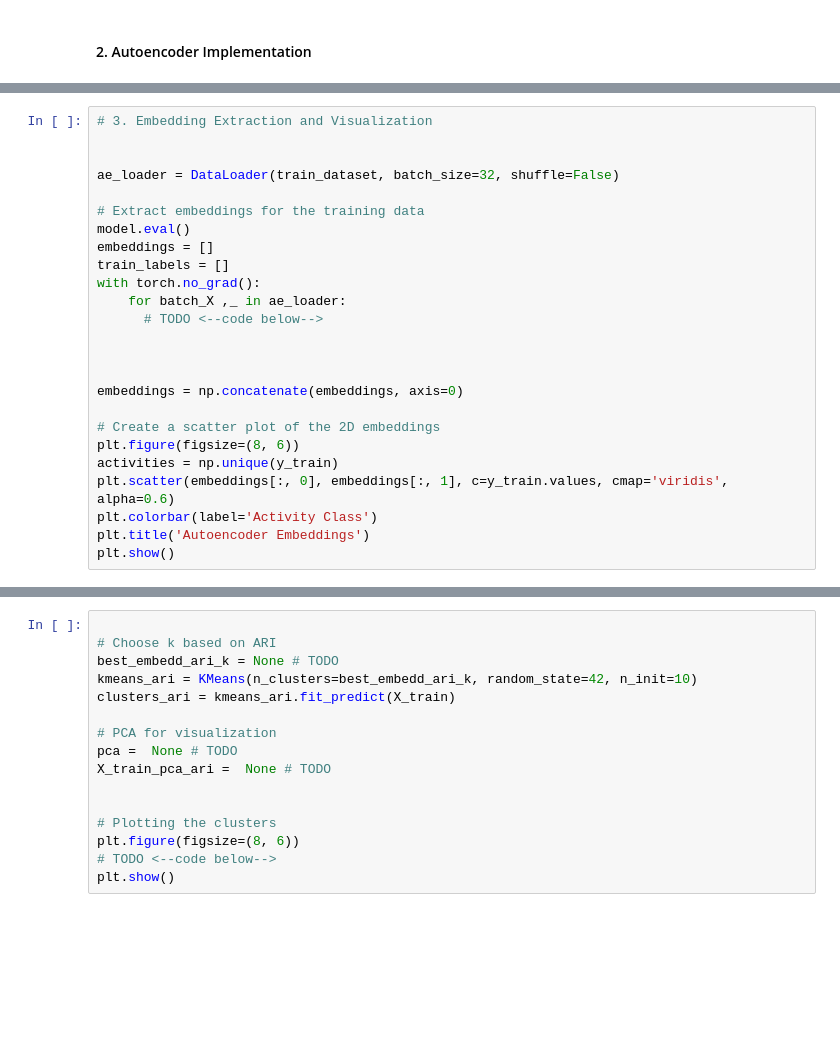
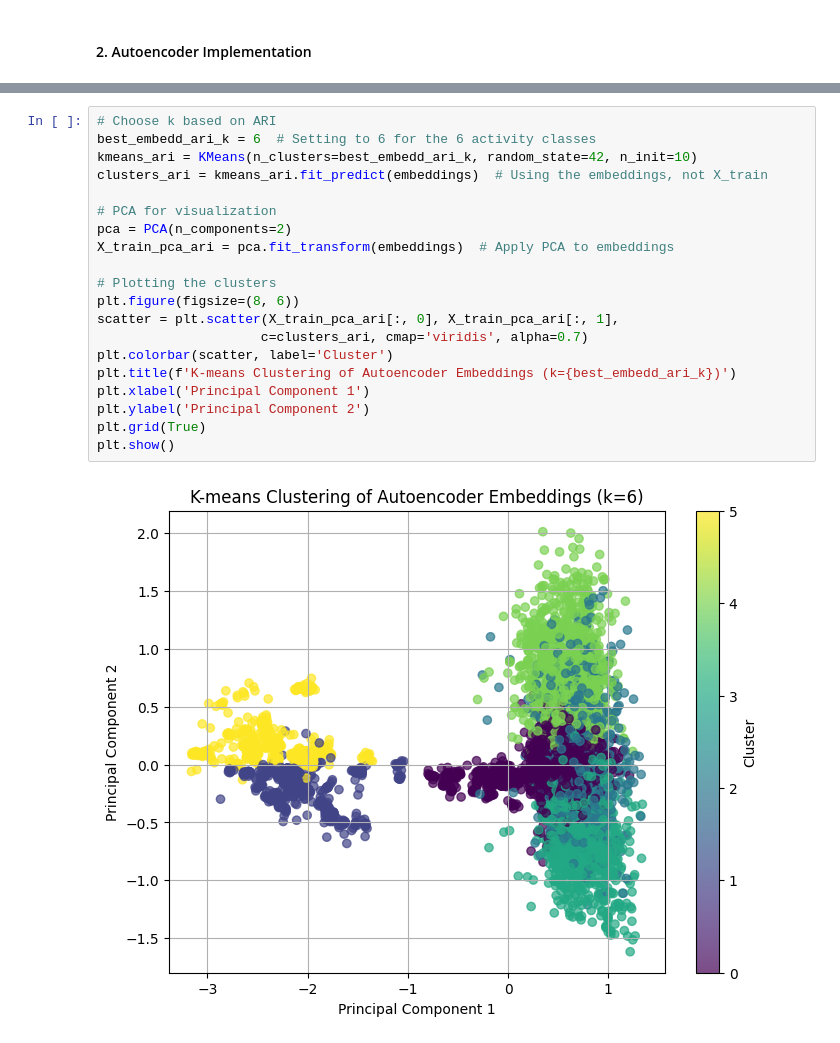
Before and after one commit to kkipngenokoech/MathsRequiredForAI, a Jupyter notebook: INTRO TO ML/HW4/q4.ipynb, the cells around one changed output, grey strips where cells are left out. Saved outputs shown, nothing was run; the diff lists cells and outputs as text; blank space fills up the shorter version.

```diff
--- a/INTRO TO ML/HW4/q4.ipynb
+++ b/INTRO TO ML/HW4/q4.ipynb
@@ -669,25 +693,0 @@ RuntimeError: input.size(-1) must be equal to input_size. Expected 9, got 128
-# %%
-# 3. Embedding Extraction and Visualization
-
-
-ae_loader = DataLoader(train_dataset, batch_size=32, shuffle=False)
-
-# Extract embeddings for the training data
-model.eval()
-embeddings = []
-train_labels = []
-with torch.no_grad():
-    for batch_X ,_ in ae_loader:
-      # TODO <--code below-->
-
-
-
-embeddings = np.concatenate(embeddings, axis=0)
-
-# Create a scatter plot of the 2D embeddings
-plt.figure(figsize=(8, 6))
-activities = np.unique(y_train)
-plt.scatter(embeddings[:, 0], embeddings[:, 1], c=y_train.values, cmap='viridis', alpha=0.6)
-plt.colorbar(label='Activity Class')
-plt.title('Autoencoder Embeddings')
-plt.show()
@@ -707,16 +810,22 @@ plt.show()
 # %%
-
 # Choose k based on ARI
-best_embedd_ari_k = None # TODO
+best_embedd_ari_k = 6  # Setting to 6 for the 6 activity classes
 kmeans_ari = KMeans(n_clusters=best_embedd_ari_k, random_state=42, n_init=10)
-clusters_ari = kmeans_ari.fit_predict(X_train)
+clusters_ari = kmeans_ari.fit_predict(embeddings)  # Using the embeddings, not X_train
 
 # PCA for visualization
-pca =  None # TODO
-X_train_pca_ari =  None # TODO
-
+pca = PCA(n_components=2)
+X_train_pca_ari = pca.fit_transform(embeddings)  # Apply PCA to embeddings
 
 # Plotting the clusters
 plt.figure(figsize=(8, 6))
-# TODO <--code below-->
+scatter = plt.scatter(X_train_pca_ari[:, 0], X_train_pca_ari[:, 1],
+                     c=clusters_ari, cmap='viridis', alpha=0.7)
+plt.colorbar(scatter, label='Cluster')
+plt.title(f'K-means Clustering of Autoencoder Embeddings (k={best_embedd_ari_k})')
+plt.xlabel('Principal Component 1')
+plt.ylabel('Principal Component 2')
+plt.grid(True)
 plt.show()
+# %% [output]
+[figure, added]
```
Also changed, not shown: parts of 6 cells of this notebook, 3 other files.
